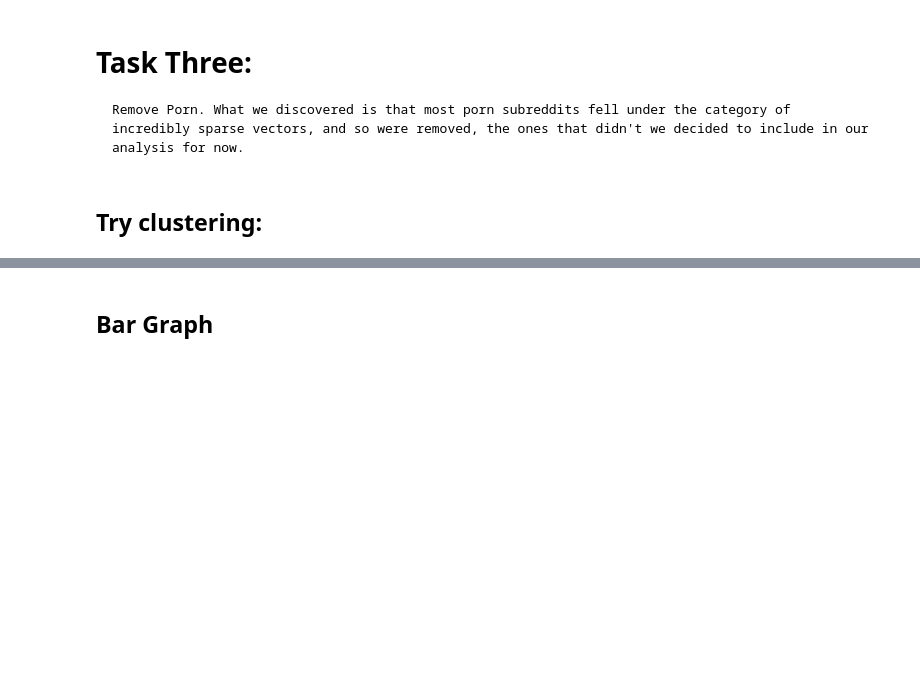
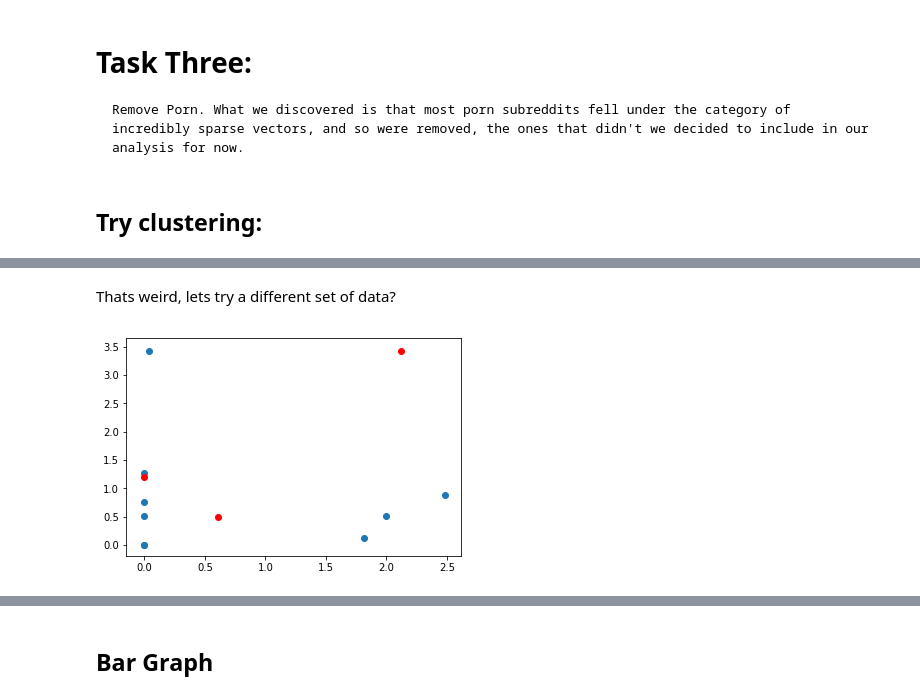
Before and after one commit to minivesper/RedditClustering, a Jupyter notebook: RedditData.ipynb, the cells around one changed output, grey strips where cells are left out. Saved outputs shown, nothing was run; the diff lists cells and outputs as text; code cells hidden in the pictures; blank space fills up the shorter version.

```diff
--- a/RedditData.ipynb
+++ b/RedditData.ipynb
@@ -294,0 +305,8 @@ print(dist)
+# %% [markdown]
+Thats weird, lets try a different set of data?
+# %%
+plt.scatter(whitened[:, 0], whitened[:, 1])
+plt.scatter(cb[:, 2], cb[:, 3], c='r')
+plt.show()
+# %% [output]
+[figure, added]
```
Also changed, not shown: parts of 4 cells of this notebook.
